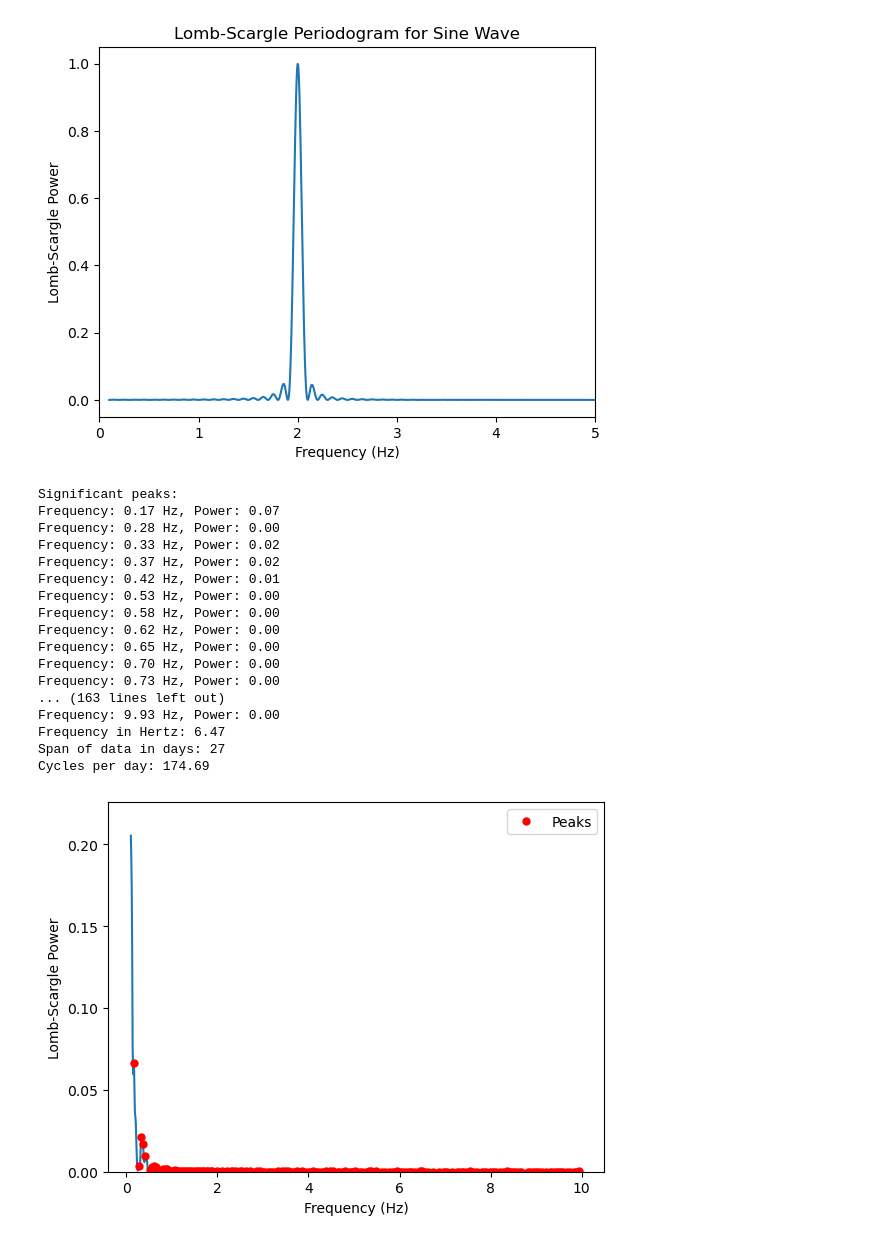
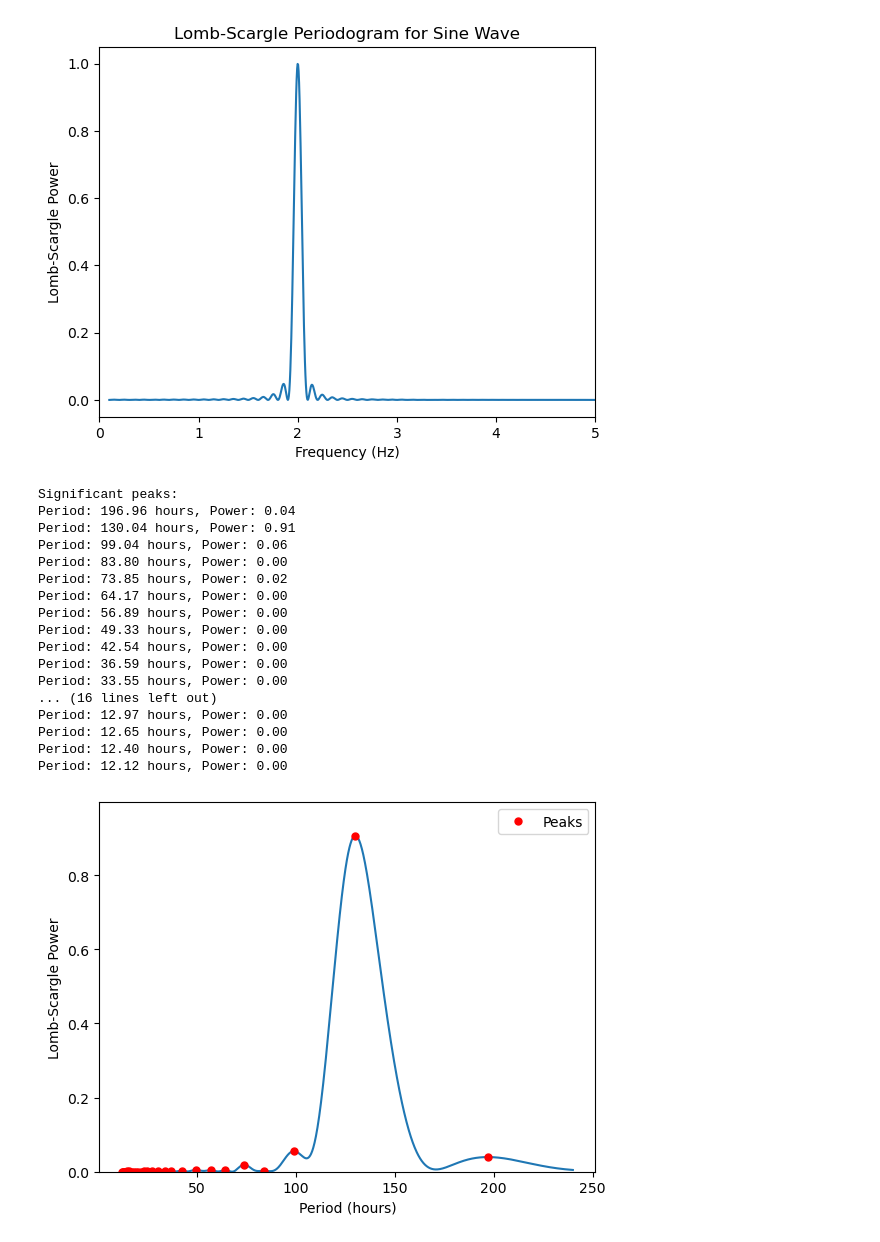
Before and after one commit to nic5153/TESS_UPDATED, a Jupyter notebook: Practice.ipynb, the cells around one changed output. Drawn from its saved outputs; the diff is of its cells as text; code cells hidden in the pictures.

```diff
--- a/Practice.ipynb
+++ b/Practice.ipynb
@@ -30,63 +28,56 @@ plt.show()
 # %%
 import numpy as np
 import matplotlib.pyplot as plt
-import os
 from scipy.signal import find_peaks
 from astropy.timeseries import LombScargle
 
-data_file = r"C:\Users\nic51\Code_Repos\Tess\Data\Interesting_Curves\sector07\Super Outbursts\2019agu.txt"
-
+data_file = r"C:\Users\nic51\Code_Repos\Tess\Data\Interesting_Curves\sector26\Pulsators\2020nww.txt"
 data = np.loadtxt(data_file)
 time = data[:, 1]
 magnitude = data[:, 4]
+
 ls = LombScargle(time, magnitude)
 
-frequency = np.linspace(.1, 10, 1000)
+cadence_minutes = 30
+span_days = 25
+span_minutes = span_days * 24 * 60
+max_frequency = 1 / (cadence_minutes / 60)
+
+frequency = np.linspace(0.1, max_frequency, 10000)
 power = ls.power(frequency)
+period_hours = 24 / frequency
 
-
-plt.plot(frequency,power)
+plt.plot(period_hours, power)
 plt.ylim(0, max(power) * 1.1)
-plt.xlabel("Frequency (Hz)")
+plt.xlabel("Period (hours)")
 plt.ylabel("Lomb-Scargle Power")
 
 peaks, _ = find_peaks(power, height=0)
-
 print("Significant peaks:")
 for peak_index in peaks:
-    peak_frequency = frequency[peak_index]
+    peak_period = period_hours[peak_index]
     peak_power = power[peak_index]
-    print(f"Frequency: {peak_frequency:.2f} Hz, Power: {peak_power:.2f}")
+    print(f"Period: {peak_period:.2f} hours, Power: {peak_power:.2f}")
 
-plt.plot(frequency[peaks], power[peaks], 'ro', markersize=5, label='Peaks')
+plt.plot(period_hours[peaks], power[peaks], 'ro', markersize=5, label='Peaks')
 plt.legend()
-
-specific_frequency = 6.47
-span_days = 27
-period = 1 / specific_frequency
-cycles_per_day = specific_frequency * span_days
-print("Frequency in Hertz:", specific_frequency)
-print("Span of data in days:", span_days)
-print("Cycles per day:", cycles_per_day)
-
-
 plt.show()
 # %% [output]
 Significant peaks:
-Frequency: 0.17 Hz, Power: 0.07
-Frequency: 0.28 Hz, Power: 0.00
-Frequency: 0.33 Hz, Power: 0.02
-Frequency: 0.37 Hz, Power: 0.02
-Frequency: 0.42 Hz, Power: 0.01
-Frequency: 0.53 Hz, Power: 0.00
-Frequency: 0.58 Hz, Power: 0.00
-Frequency: 0.62 Hz, Power: 0.00
-Frequency: 0.65 Hz, Power: 0.00
-Frequency: 0.70 Hz, Power: 0.00
-Frequency: 0.73 Hz, Power: 0.00
-... (163 lines left out)
-Frequency: 9.93 Hz, Power: 0.00
-Frequency in Hertz: 6.47
-Span of data in days: 27
-Cycles per day: 174.69
+Period: 196.96 hours, Power: 0.04
+Period: 130.04 hours, Power: 0.91
+Period: 99.04 hours, Power: 0.06
+Period: 83.80 hours, Power: 0.00
+Period: 73.85 hours, Power: 0.02
+Period: 64.17 hours, Power: 0.00
+Period: 56.89 hours, Power: 0.00
+Period: 49.33 hours, Power: 0.00
+Period: 42.54 hours, Power: 0.00
+Period: 36.59 hours, Power: 0.00
+Period: 33.55 hours, Power: 0.00
+... (16 lines left out)
+Period: 12.97 hours, Power: 0.00
+Period: 12.65 hours, Power: 0.00
+Period: 12.40 hours, Power: 0.00
+Period: 12.12 hours, Power: 0.00
-[figure, old version]
+[figure, new version]
```
Also changed, not shown: parts of 2 cells of this notebook.
